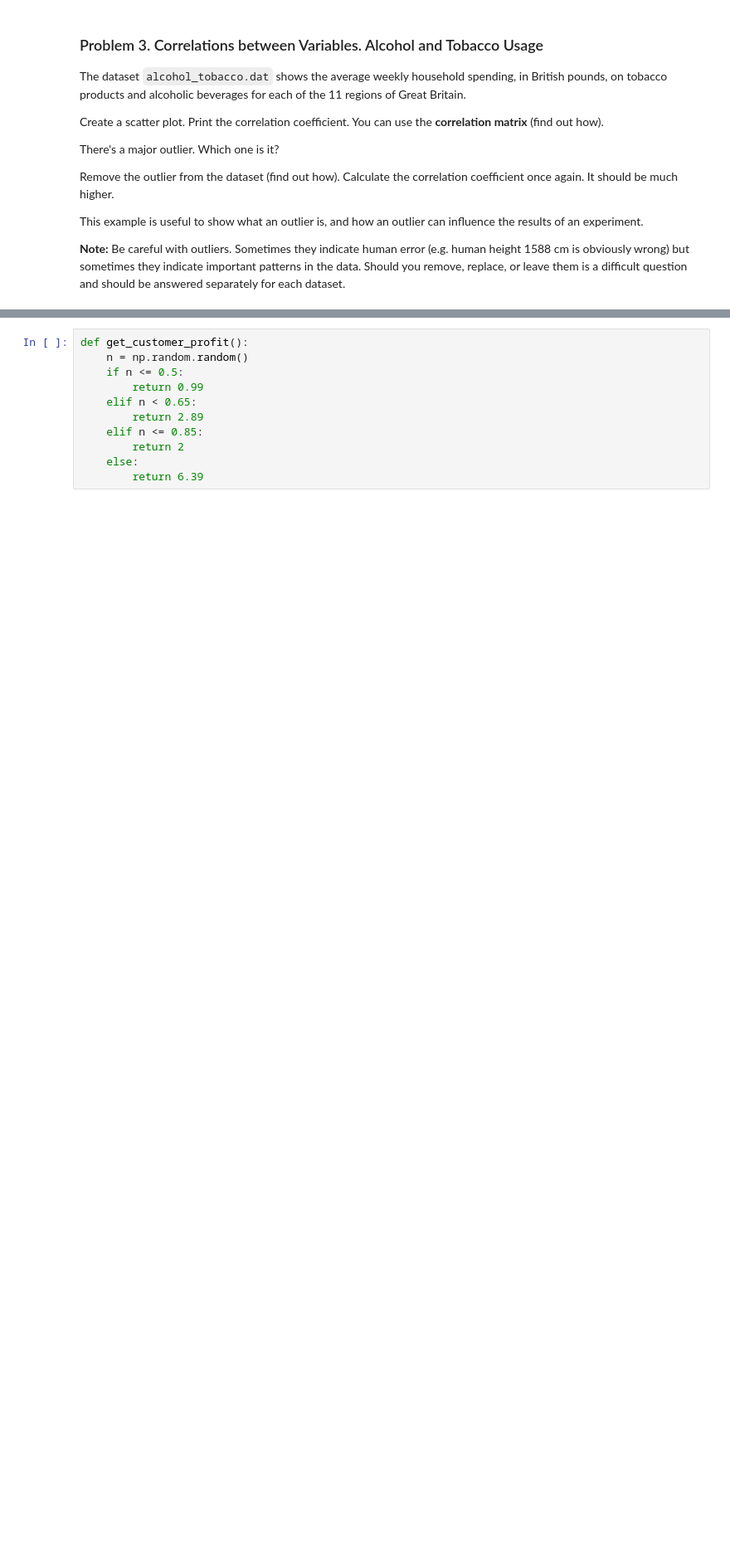
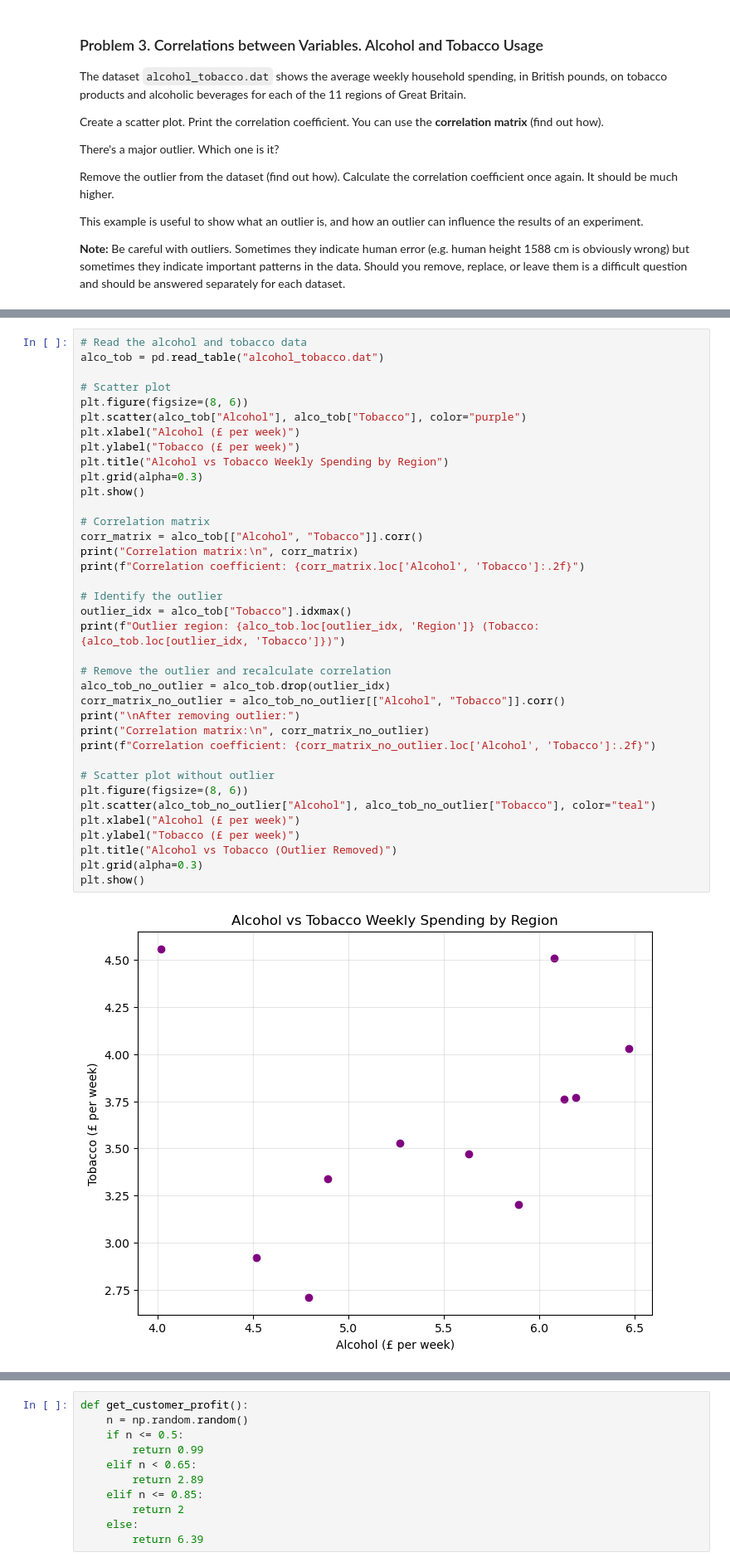
Before and after one commit to Araychev/UPSKILL-AI-and-Machine-Learning---2025, a Jupyter notebook: Math Concepts for Developers - март 2025/Exercise_Statistics/Statistics Exercise.ipynb, the cells around one changed output, grey strips where cells are left out. Shown at 83% size. Cells and saved outputs as stored; diff of their text form; blank space fills up the shorter version.

```diff
--- a/Math Concepts for Developers - март 2025/Exercise_Statistics/Statistics Exercise.ipynb
+++ b/Math Concepts for Developers - март 2025/Exercise_Statistics/Statistics Exercise.ipynb
@@ -292,0 +291,39 @@ This example is useful to show what an outlier is, and how an outlier can influe
+# %%
+# Read the alcohol and tobacco data
+alco_tob = pd.read_table("alcohol_tobacco.dat")
+
+# Scatter plot
+plt.figure(figsize=(8, 6))
+plt.scatter(alco_tob["Alcohol"], alco_tob["Tobacco"], color="purple")
+plt.xlabel("Alcohol (£ per week)")
+plt.ylabel("Tobacco (£ per week)")
+plt.title("Alcohol vs Tobacco Weekly Spending by Region")
+plt.grid(alpha=0.3)
+plt.show()
+
+# Correlation matrix
+corr_matrix = alco_tob[["Alcohol", "Tobacco"]].corr()
+print("Correlation matrix:\n", corr_matrix)
+print(f"Correlation coefficient: {corr_matrix.loc['Alcohol', 'Tobacco']:.2f}")
+
+# Identify the outlier
+outlier_idx = alco_tob["Tobacco"].idxmax()
+print(f"Outlier region: {alco_tob.loc[outlier_idx, 'Region']} (Tobacco: {alco_tob.loc[outlier_idx, 'Tobacco']})")
+
+# Remove the outlier and recalculate correlation
+alco_tob_no_outlier = alco_tob.drop(outlier_idx)
+corr_matrix_no_outlier = alco_tob_no_outlier[["Alcohol", "Tobacco"]].corr()
+print("\nAfter removing outlier:")
+print("Correlation matrix:\n", corr_matrix_no_outlier)
+print(f"Correlation coefficient: {corr_matrix_no_outlier.loc['Alcohol', 'Tobacco']:.2f}")
+
+# Scatter plot without outlier
+plt.figure(figsize=(8, 6))
+plt.scatter(alco_tob_no_outlier["Alcohol"], alco_tob_no_outlier["Tobacco"], color="teal")
+plt.xlabel("Alcohol (£ per week)")
+plt.ylabel("Tobacco (£ per week)")
+plt.title("Alcohol vs Tobacco (Outlier Removed)")
+plt.grid(alpha=0.3)
+plt.show()
+# %% [output]
+[figure, added]
```
Also changed, not shown: parts of 2 cells of this notebook.
